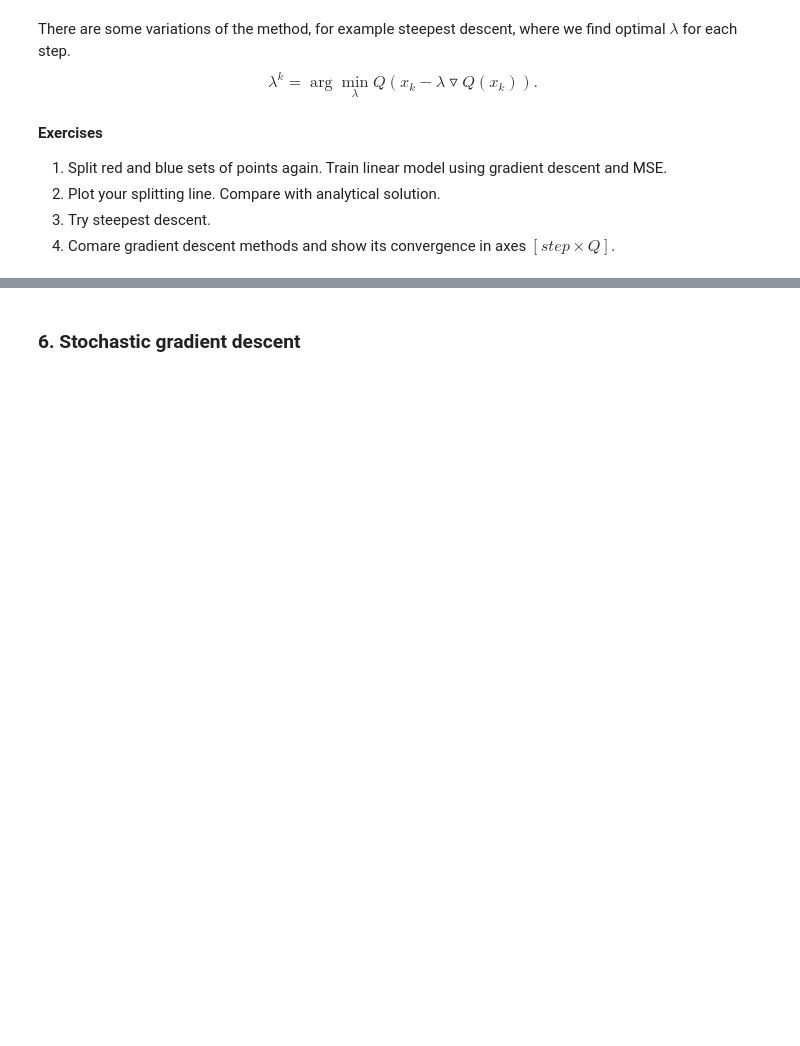
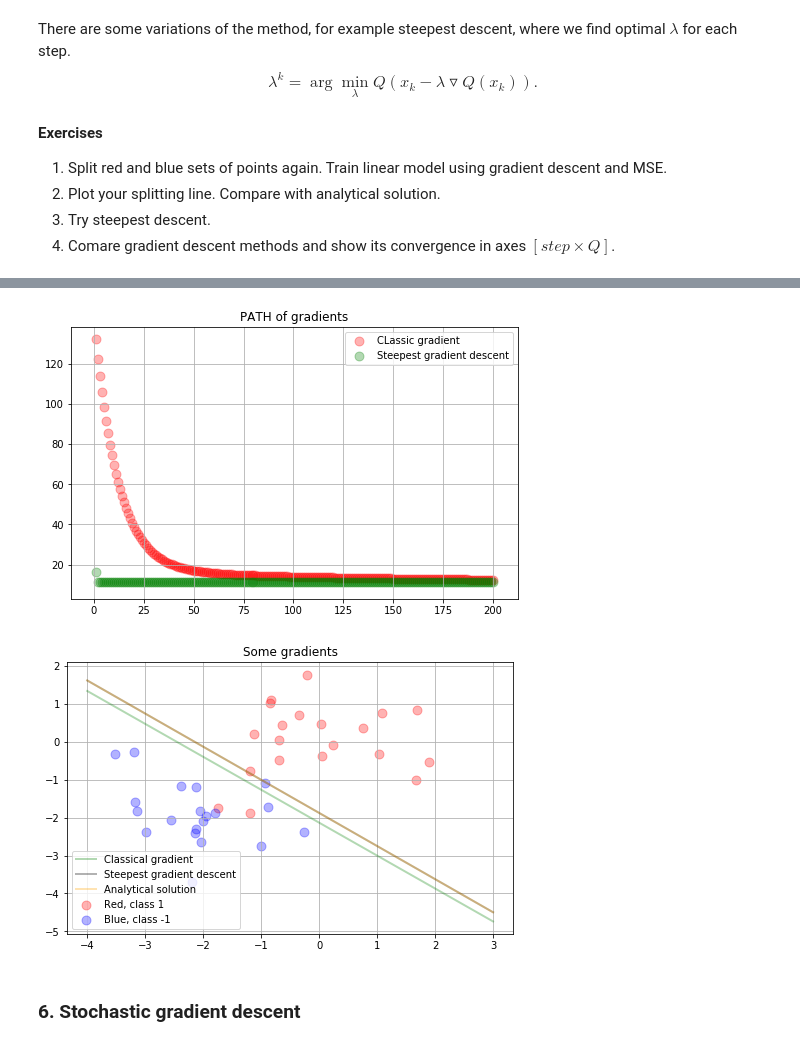
Before and after one commit to oleges1/Renju, a Jupyter notebook: lab-1_oleges.ipynb, the cells around one changed output, grey strips where cells are left out. Drawn from its saved outputs; the diff is of its cells as text; code cells hidden in the pictures; blank space fills up the shorter version.

```diff
--- a/lab-1_oleges.ipynb
+++ b/lab-1_oleges.ipynb
@@ -395,0 +404,6 @@ Coordinates of minimum is: [ 0.92364934  0.76883301]
+# %%
+def dQ(x, y, w):
+    return np.array(2 * (w @ x - y) @ x.T).reshape(3, 1)
+# %%
+def Q(x, y, w):
+    return np.sum((w.T @ x - y) ** 2)
@@ -396,3 +421,55 @@ Coordinates of minimum is: [ 0.92364934  0.76883301]
+# %%
+def l_pizdat(x, y, dQ, w):
+    return np.sum(w @ x @ x.T @ dQ.T + dQ @ x @ x.T @ w.T - dQ @ x @ y.T - y @ x.T @ dQ.T) / (2 * np.sum(dQ @ x @ x.T @ dQ.T))
+# %%
+def gradient_MSE_pizdat(x, y, w_temp, E, l_pizdat, step_end):
+    PATH = np.zeros((0, 2))
+    steps = 0
+    while (Q(x, y, w_temp) >= E and steps < step_end):
+        steps += 1
+        w_temp = w_temp - l_pizdat(x, y, dQ(x, y, w_temp.T).T, w_temp.T) * dQ(x, y, w_temp.T)
+        PATH = np.vstack((PATH, np.array([steps, Q(x, y, w_temp)])))
+    w = -w_temp[0] / w_temp[1]
+    b = -w_temp[2] / w_temp[1]
+    return PATH, w, b
+# %%
+x_red, y_red, x_blue, y_blue = generator(0, -2)
+x = np.vstack((x_red, x_blue))
+x = np.hstack((x, np.ones((40, 1)))).T
+y = np.vstack((y_red, y_blue)).T
+w0 = np.array([1, 1, 1]).reshape(3, 1)
+PATH_of_classic, w_classic, b_classic = gradient_MSE(x, y, w0, 0.1, 0.0001, 200)
+PATH_of_pizdat, w_pizdat, b_pizdat = gradient_MSE_pizdat(x, y, w0, 0.1, l_pizdat, 200)
+w_anal, b_anal = analytical_MSE(x.T, y.T)
+#draw PATH of gradients
+pl.figure(figsize = (8, 5))
+pl.grid(True)
+pl.title('PATH of gradients')
+classic = pl.scatter(PATH_of_classic[:, 0], PATH_of_classic[:, 1], s=80, color='red', alpha=0.3)
+pizdat = pl.scatter(PATH_of_pizdat[:, 0], PATH_of_pizdat[:, 1], s=80, color='green', alpha=0.3)
+pl.legend(
+    (classic, pizdat),
+    ('CLassic gradient', 'Steepest gradient descent'),
+    loc='best'
+)
+pl.show()
+
+# draw res of gradients and
+pl.figure(figsize = (8, 5))
+pl.grid(True)
+pl.title('Some gradients')
+red_points = pl.scatter(x_red[:, 0], x_red[:, 1], s=80, color='red', alpha=0.3, label = 'Red, class 1')
+blue_points = pl.scatter(x_blue[:, 0], x_blue[:, 1], s=80, color='blue', alpha=0.3, label = 'Blue, class -1')
+
+pl.plot([-4, 3], [line(-4, w_classic, b_classic),  line(3, w_classic, b_classic)], color='green', linewidth=2, alpha=0.3, label = "Classical gradient")
+pl.plot([-4, 3], [line(-4, w_pizdat, b_pizdat),  line(3, w_pizdat, b_pizdat)], color='black', linewidth=2, alpha=0.3, label = 'Steepest gradient descent')
+pl.plot([-4, 3], [line(-4, w_anal, b_anal),  line(3, w_pizdat, b_pizdat)], color='orange', linewidth=2, alpha=0.3, label = 'Analytical solution')
+
+pl.legend(loc='best')
+pl.show()
+# %% [output]
+[figure, added]
+[figure, added]
 # %% [markdown]
 ### 6. Stochastic gradient descent
 # %% [markdown]
```
Also changed, not shown: parts of 33 cells of this notebook.
